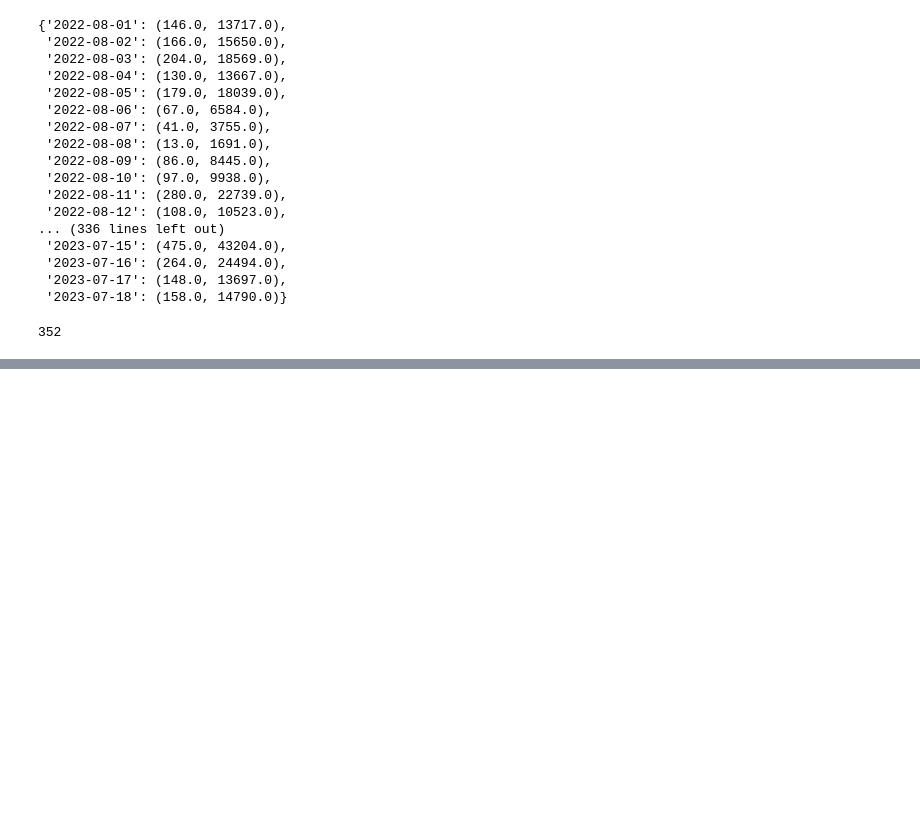
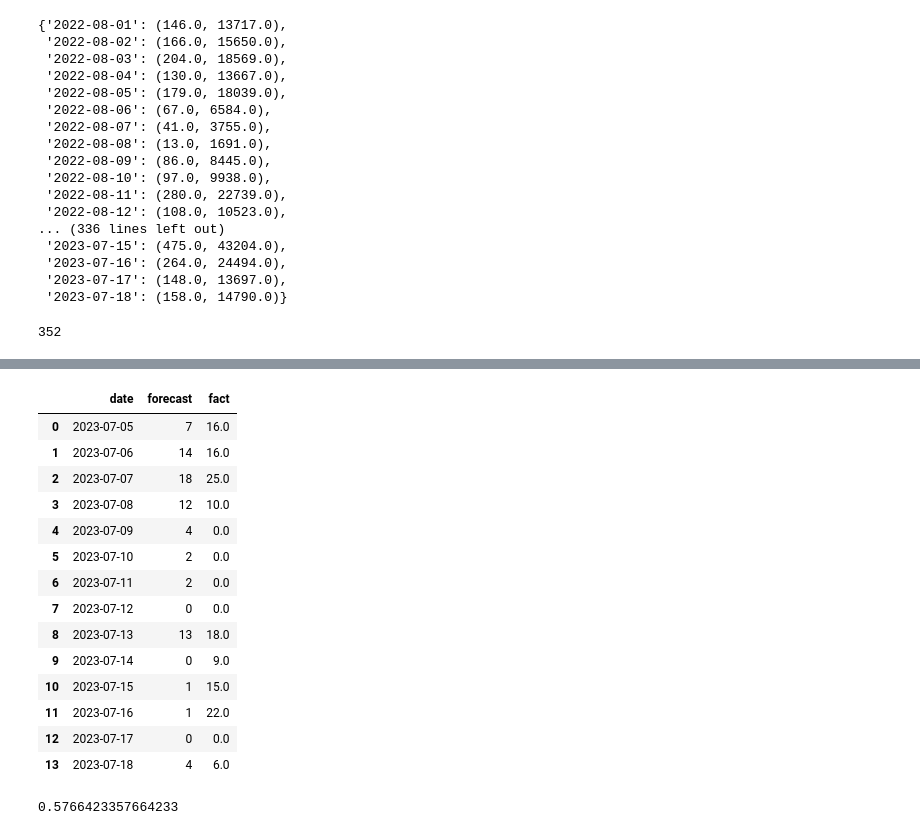
Before and after one commit to Mobius-band-12/DS, a Jupyter notebook: testing_forecast_func.ipynb, the cells around one changed output, grey strips where cells are left out. Cells and saved outputs as stored; diff of their text form; code cells hidden in the pictures; blank space fills up the shorter version.

```diff
--- a/testing_forecast_func.ipynb
+++ b/testing_forecast_func.ipynb
@@ -122,0 +130,3 @@ forecast(item_to_test_mod1, store_to_test_mod1, stats_by_store_item1, stats_by_i
+# %%
+stats_by_store_item3 = get_history_by_store_item('4b083e10f6cd2f4360c5425d05be6386', '16a5cdae362b8d27a1d8f8c7b78b4330', '2023-07-18')
+forc2 = forecast(item_to_test_mod1, store_to_test_mod2, stats_by_store_item3, stats_by_item1, dates_to_test)
@@ -131,0 +265,28 @@ forecast(item_to_test_mod2, store_to_test_mod2, stats_by_store_item2, stats_by_i
+# %%
+plan_fact_2 = pd.DataFrame({'date': dates_to_test_old, 'forecast': forc2,
+              'fact': list(get_history_by_store_item('4b083e10f6cd2f4360c5425d05be6386', '16a5cdae362b8d27a1d8f8c7b78b4330', '2023-07-18').values())[-14:]})
+plan_fact_2.loc[8, 'fact'] = 18.0
+plan_fact_2.loc[9, 'fact'] = 9.0
+plan_fact_2.loc[10, 'fact'] = 15.0
+plan_fact_2
+# item 4b083e10f6cd2f4360c5425d05be6386 store 16a5cdae362b8d27a1d8f8c7b78b4330
+# %% [output]
+|  | date | forecast | fact |
+| 0 | 2023-07-05 | 7 | 16.0 |
+| 1 | 2023-07-06 | 14 | 16.0 |
+| 2 | 2023-07-07 | 18 | 25.0 |
+| 3 | 2023-07-08 | 12 | 10.0 |
+| 4 | 2023-07-09 | 4 | 0.0 |
+| 5 | 2023-07-10 | 2 | 0.0 |
+| 6 | 2023-07-11 | 2 | 0.0 |
+| 7 | 2023-07-12 | 0 | 0.0 |
+| 8 | 2023-07-13 | 13 | 18.0 |
+| 9 | 2023-07-14 | 0 | 9.0 |
+| 10 | 2023-07-15 | 1 | 15.0 |
+| 11 | 2023-07-16 | 1 | 22.0 |
+| 12 | 2023-07-17 | 0 | 0.0 |
+| 13 | 2023-07-18 | 4 | 6.0 |
+# %%
+wape(plan_fact_2['fact'], plan_fact_2['forecast'])
+# %% [output]
+0.5766423357664233
```
Also changed, not shown: parts of 24 cells of this notebook, 1 other file.
